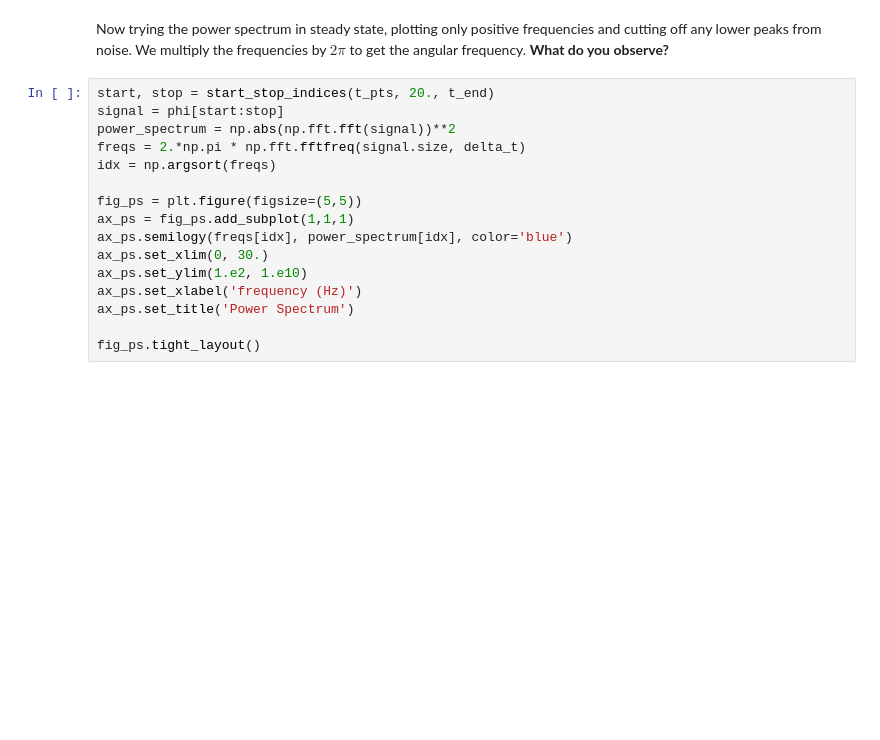
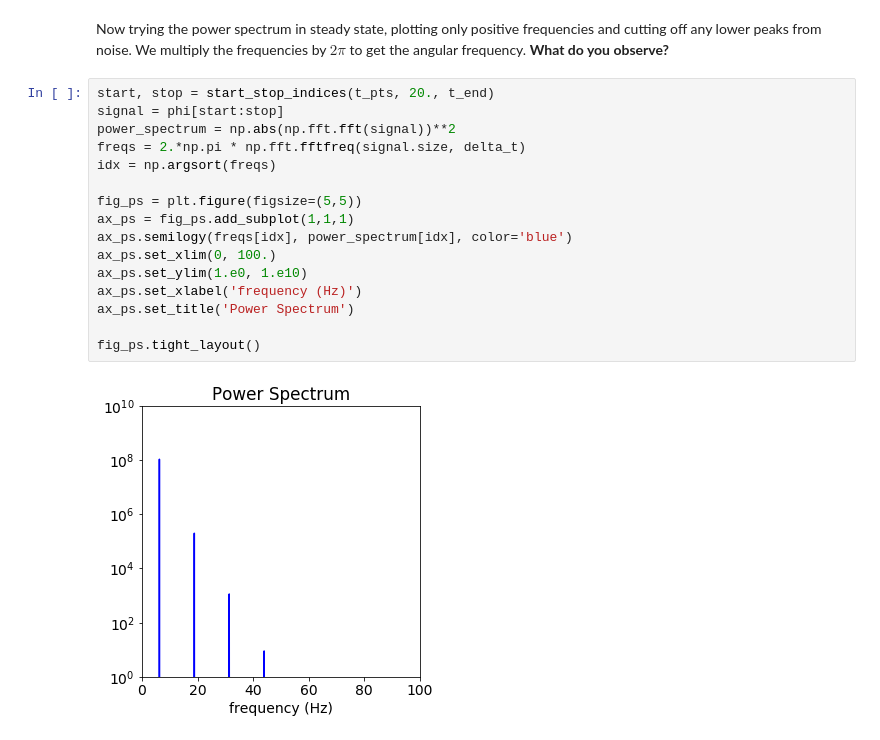
Before and after one commit to furnstahl/5300-notebooks, a Jupyter notebook: week_3/Multiple_pendulum_plots_Section_12.3.ipynb, the cells around one changed output. Cells and saved outputs as stored; diff of their text form; blank space fills up the shorter version.

```diff
--- a/week_3/Multiple_pendulum_plots_Section_12.3.ipynb
+++ b/week_3/Multiple_pendulum_plots_Section_12.3.ipynb
@@ -428,16 +443,18 @@ Now trying the power spectrum in steady state, plotting only positive frequencie
 # %%
 start, stop = start_stop_indices(t_pts, 20., t_end)
 signal = phi[start:stop]
 power_spectrum = np.abs(np.fft.fft(signal))**2
 freqs = 2.*np.pi * np.fft.fftfreq(signal.size, delta_t)
 idx = np.argsort(freqs)
 
 fig_ps = plt.figure(figsize=(5,5))
 ax_ps = fig_ps.add_subplot(1,1,1)
 ax_ps.semilogy(freqs[idx], power_spectrum[idx], color='blue')
-ax_ps.set_xlim(0, 30.)
-ax_ps.set_ylim(1.e2, 1.e10)
+ax_ps.set_xlim(0, 100.)
+ax_ps.set_ylim(1.e0, 1.e10)
 ax_ps.set_xlabel('frequency (Hz)')
 ax_ps.set_title('Power Spectrum')
 
 fig_ps.tight_layout()
+# %% [output]
+[figure, added]
```
Also changed, not shown: parts of 6 cells of this notebook, 5 other files.
